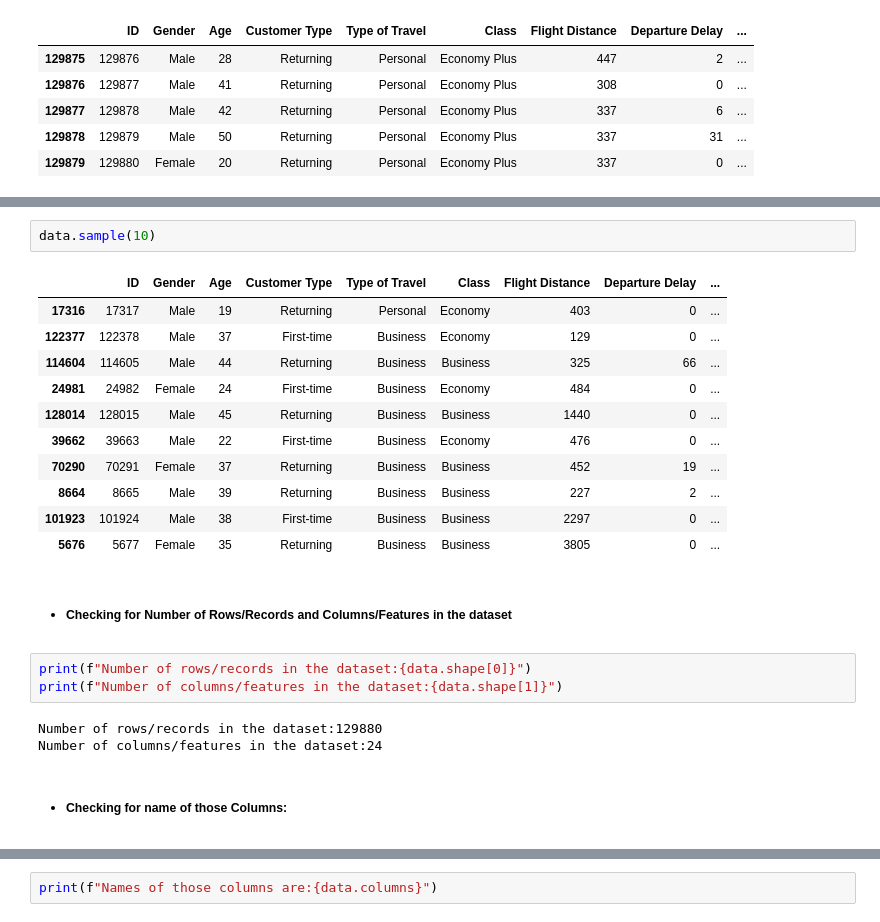
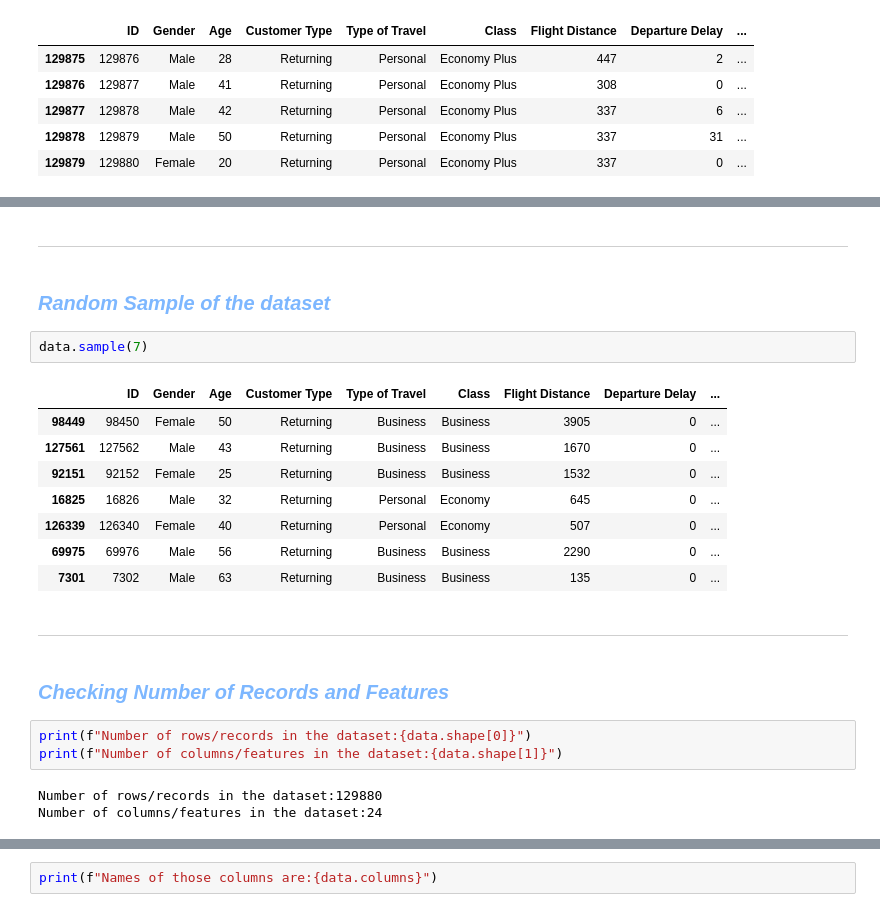
Before and after one commit to rashmiKumari03/Airlines_Passenger_Satisfaction_Prediction, a Jupyter notebook: notebook/Passengers_Satisfaction_Analysis_and_Prediction.ipynb, the cells around one changed output, grey strips where cells are left out. Cells and saved outputs as stored; diff of their text form.

```diff
--- a/notebook/Passengers_Satisfaction_Analysis_and_Prediction.ipynb
+++ b/notebook/Passengers_Satisfaction_Analysis_and_Prediction.ipynb
@@ -91,24 +116,25 @@ data.tail()
+# %% [markdown]
+________
+# %% [markdown]
+<h6 style="font-family: 'Arial'; font-size: 20px; font-style: italic; color:rgb(125, 183, 255);">Random Sample of the dataset</h6>
 # %%
-data.sample(10)
+data.sample(7)
 # %% [output]
 |  | ID | Gender | Age | Customer Type | Type of Travel | Class | Flight Distance | Departure Delay | ... |
-| 17316 | 17317 | Male | 19 | Returning | Personal | Economy | 403 | 0 | ... |
-| 122377 | 122378 | Male | 37 | First-time | Business | Economy | 129 | 0 | ... |
-| 114604 | 114605 | Male | 44 | Returning | Business | Business | 325 | 66 | ... |
-| 24981 | 24982 | Female | 24 | First-time | Business | Economy | 484 | 0 | ... |
-| 128014 | 128015 | Male | 45 | Returning | Business | Business | 1440 | 0 | ... |
-| 39662 | 39663 | Male | 22 | First-time | Business | Economy | 476 | 0 | ... |
-| 70290 | 70291 | Female | 37 | Returning | Business | Business | 452 | 19 | ... |
-| 8664 | 8665 | Male | 39 | Returning | Business | Business | 227 | 2 | ... |
-| 101923 | 101924 | Male | 38 | First-time | Business | Business | 2297 | 0 | ... |
-| 5676 | 5677 | Female | 35 | Returning | Business | Business | 3805 | 0 | ... |
+| 98449 | 98450 | Female | 50 | Returning | Business | Business | 3905 | 0 | ... |
+| 127561 | 127562 | Male | 43 | Returning | Business | Business | 1670 | 0 | ... |
+| 92151 | 92152 | Female | 25 | Returning | Business | Business | 1532 | 0 | ... |
+| 16825 | 16826 | Male | 32 | Returning | Personal | Economy | 645 | 0 | ... |
+| 126339 | 126340 | Female | 40 | Returning | Personal | Economy | 507 | 0 | ... |
+| 69975 | 69976 | Male | 56 | Returning | Business | Business | 2290 | 0 | ... |
+| 7301 | 7302 | Male | 63 | Returning | Business | Business | 135 | 0 | ... |
-# %% [markdown]
-* ##### Checking for Number of Rows/Records and Columns/Features in the dataset
+# %% [markdown]
+------------
+# %% [markdown]
+<h6 style="font-family: 'Arial'; font-size: 20px; font-style: italic; color:rgb(125, 183, 255);">Checking Number of Records and Features</h6>
 # %%
 print(f"Number of rows/records in the dataset:{data.shape[0]}")
 print(f"Number of columns/features in the dataset:{data.shape[1]}")
 # %% [output]
 Number of rows/records in the dataset:129880
 Number of columns/features in the dataset:24
-# %% [markdown]
-* ##### Checking for name of those Columns:
```
Also changed, not shown: parts of 85 cells of this notebook.
